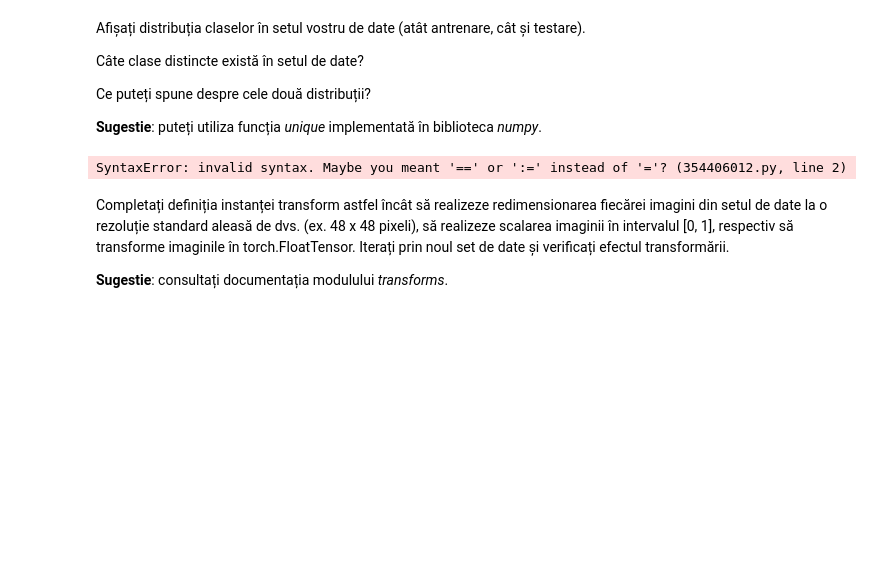
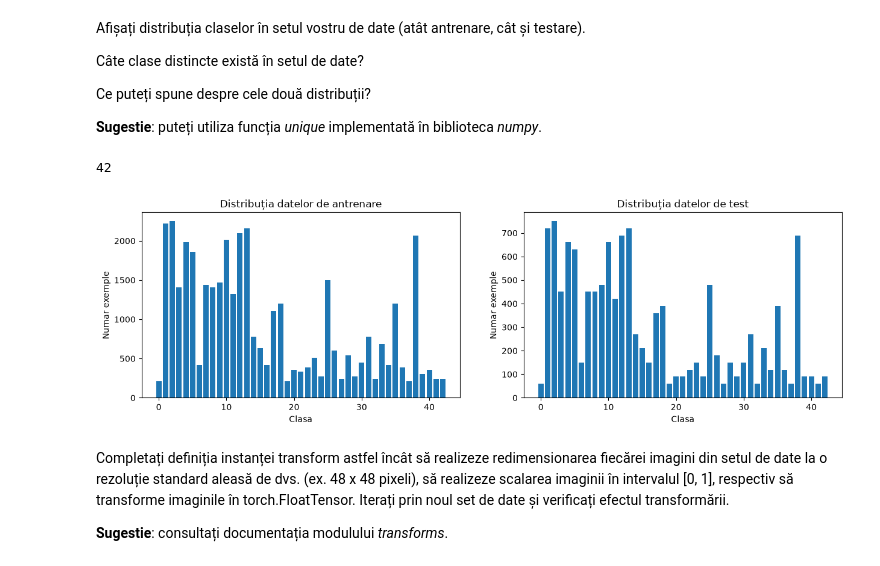
Before and after one commit to VladDumitru22/IA2-Test1, a Jupyter notebook: lab3-IA2/lab3.ipynb, the cells around one changed output. Cells and saved outputs as stored; diff of their text form; code cells hidden in the pictures; blank space fills up the shorter version.

```diff
--- a/lab3-IA2/lab3.ipynb
+++ b/lab3-IA2/lab3.ipynb
@@ -56,34 +56,35 @@ Ce puteți spune despre cele două distribuții?
 **Sugestie**: puteți utiliza funcția *unique* implementată în biblioteca *numpy*.
 # %%
 train_labels = np.unique([
-    _, label = gtsrb_train
+    label for _, label in gtsrb_train
     ], return_counts=True
 )
 test_labels = np.unique([
-    _, label = gtsrb_test
+    label for _, label in gtsrb_test
     ], return_counts=True
 )
 
 print(np.max(train_labels[0]))
 
 fig, axs = plt.subplots(1, 2, figsize=(15, 4))
 
 axs[0].set_title("Distribuția datelor de antrenare")
 axs[0].bar(train_labels[0], train_labels[1])
 
 axs[1].set_title("Distribuția datelor de test")
 axs[1].bar(test_labels[0], test_labels[1])
 
 for ax in axs:
     ax.set_xlabel("Clasa")
     ax.set_ylabel('Numar exemple')
 
 plt.show()
 
 
 img, label = gtsrb_train[idx]
 # %% [output]
-SyntaxError: invalid syntax. Maybe you meant '==' or ':=' instead of '='? (354406012.py, line 2)
+42
+[figure, added]
 # %% [markdown]
 Completați definiția instanței transform astfel încât să realizeze redimensionarea fiecărei imagini din setul de date la o rezoluție standard aleasă de dvs. (ex. 48 x 48 pixeli), să realizeze scalarea imaginii în intervalul [0, 1], respectiv să transforme imaginile în torch.FloatTensor. Iterați prin noul set de date și verificați efectul transformării.
 
```
Also changed, not shown: parts of 4 cells of this notebook, 1 other file.
